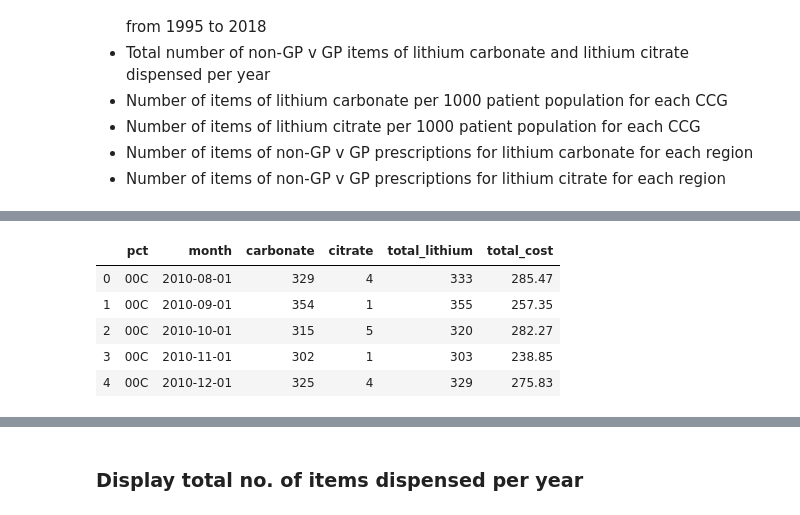
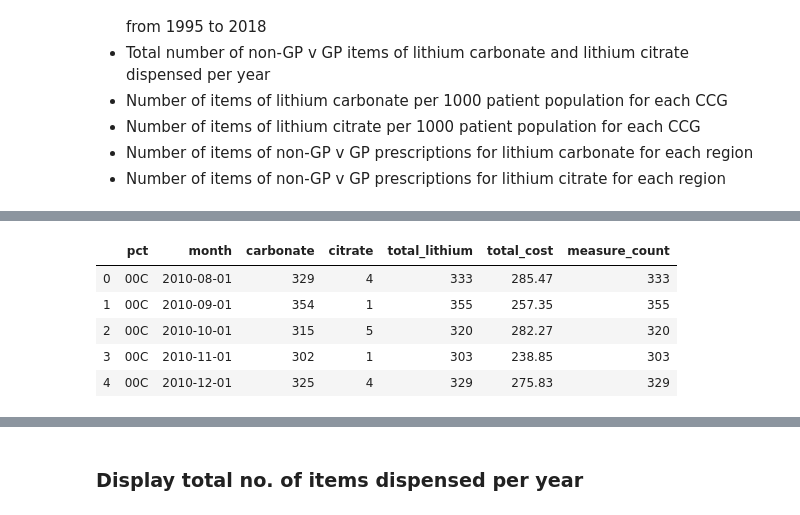
Before and after one commit to orlamac/lithium-paper, a Jupyter notebook: Lithium prescribing trends.ipynb, the cells around one changed output, grey strips where cells are left out. Drawn from its saved outputs; the diff is of its cells as text; code cells hidden in the pictures.

Commit message:
update to lithium with additon of prescribing trends and non-gp costs

```diff
--- a/Lithium prescribing trends.ipynb
+++ b/Lithium prescribing trends.ipynb
@@ -179,10 +124,10 @@ df_citrate.describe()
 # %%
-ccg_lithium_totalcount = df_lithium.groupby(["pct", "month"], as_index=False).sum()
-ccg_lithium_totalcount.head()#shows me the data grouped by PCT, therefore representing CCGs
+ccg_lithium_totalcount = df_lithium_totalcount.groupby(["pct", "month"], as_index=False).sum()
+ccg_lithium_totalcount.head()
 # %% [output]
-|  | pct | month | carbonate | citrate | total_lithium | total_cost |
-| 0 | 00C | 2010-08-01 | 329 | 4 | 333 | 285.47 |
-| 1 | 00C | 2010-09-01 | 354 | 1 | 355 | 257.35 |
-| 2 | 00C | 2010-10-01 | 315 | 5 | 320 | 282.27 |
-| 3 | 00C | 2010-11-01 | 302 | 1 | 303 | 238.85 |
-| 4 | 00C | 2010-12-01 | 325 | 4 | 329 | 275.83 |
+|  | pct | month | carbonate | citrate | total_lithium | total_cost | measure_count |
+| 0 | 00C | 2010-08-01 | 329 | 4 | 333 | 285.47 | 333 |
+| 1 | 00C | 2010-09-01 | 354 | 1 | 355 | 257.35 | 355 |
+| 2 | 00C | 2010-10-01 | 315 | 5 | 320 | 282.27 | 320 |
+| 3 | 00C | 2010-11-01 | 302 | 1 | 303 | 238.85 | 303 |
+| 4 | 00C | 2010-12-01 | 325 | 4 | 329 | 275.83 | 329 |
```
Also changed, not shown: parts of 24 cells of this notebook, 5 other files.
